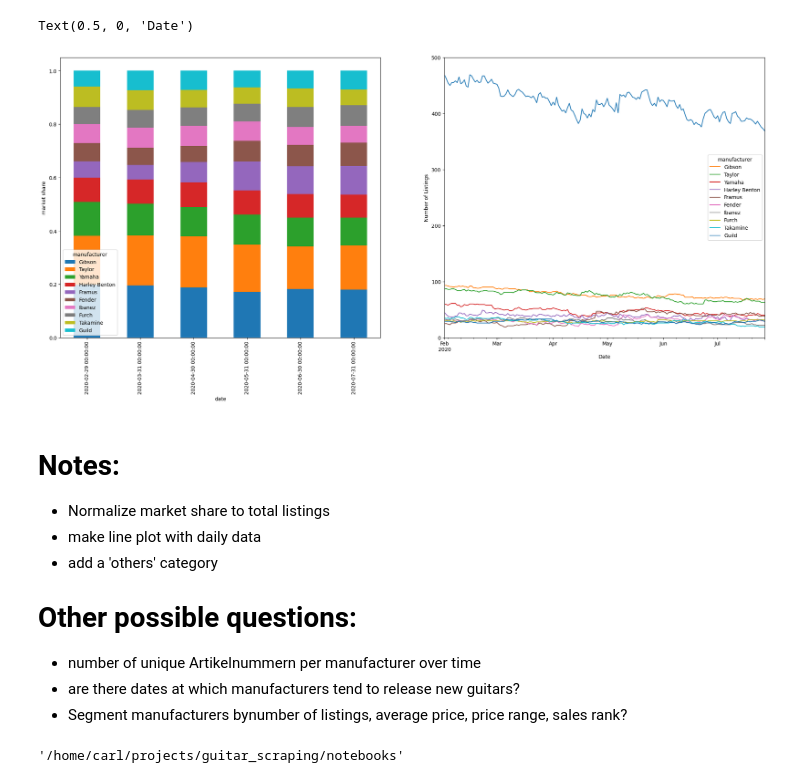
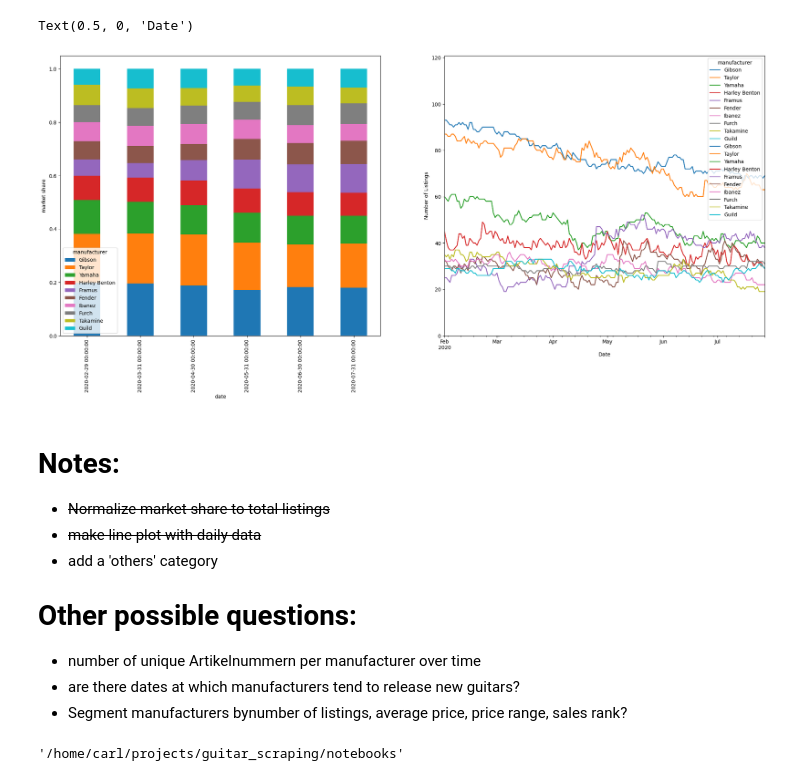
Before and after one commit to DeltiKron/guitar_scraping, a Jupyter notebook: notebooks/analysis_from_db.ipynb, the cells around one changed output. Cells and saved outputs as stored; diff of their text form; code cells hidden in the pictures.

Commit message:
listings per manufacturer

```diff
--- a/notebooks/analysis_from_db.ipynb
+++ b/notebooks/analysis_from_db.ipynb
@@ -23,12 +21,13 @@ FROM sales GROUP BY date(sales.date)
 from guitar_scraping.analysis.questions import daywise_manufacturer_count
 
 manu_count_df = daywise_manufacturer_count(start_date=start_date, end_date=end_date)
-most_listed = manu_count_df.sum().sort_values(ascending=False).index[:10]
-monthly_average= manu_count_df.resample('M').mean()
+most_listed = manu_count_df.reset_index().groupby('manufacturer_name').n_listings.sum().sort_values(ascending=False).index[:10]
+monthly_average= manu_count_df.groupby('manufacturer_name').resample('ME').n_listings.mean()
+daily_average= manu_count_df.groupby('manufacturer_name').resample('D').n_listings.mean()
 
-daily_average= manu_count_df.resample('D').mean()
-most_listed_daily_average= daily_average.loc[:,most_listed]
-
-most_listed_monthly_average= monthly_average.loc[:,most_listed]
+display(manu_count_df)
+display(monthly_average)
+most_listed_monthly_average= monthly_average.loc[most_listed,:]
+most_listed_daily_average= daily_average.loc[most_listed,:]
 most_listed_monthly_average.head()
 # %% [output]
@@ -45,13 +68,16 @@ WHERE guitars.artikelnummer = sales.artikelnummer AND guitars.hersteller_id = ma
 # %%
 import seaborn as sns
-normalized_for_plotting = most_listed_monthly_average.div(most_listed_monthly_average.sum(axis=1), axis=0)
+
+display(most_listed_monthly_average)
+normalized_for_plotting = most_listed_monthly_average.div(most_listed_monthly_average.sum(axis=1), axis = 0)
 fig, axes = plt.subplots(1,2,figsize=(25,10))
+display(normalized_for_plotting)
 normalized_for_plotting.plot(kind='bar',stacked='True',ax=axes[0])
 axes[0].set_ylabel('market share')
 
-most_listed_daily_average.sum(axis=1).plot(kind='line',ax=axes[1],label='Total')
+most_listed_daily_average.plot(kind='line',ax=axes[1],label='Total')
 most_listed_daily_average.plot(kind='line',ax=axes[1])
-axes[1].set_ylim((0,500))
+axes[1].set_ylim((0,most_listed_daily_average.max().max()*1.3))
 axes[1].set_ylabel('Number of Listings')
 axes[1].set_xlabel('Date')
 # %% [output]
@@ -58,9 +100,9 @@ axes[1].set_xlabel('Date')
 Text(0.5, 0, 'Date')
-[figure, old version]
+[figure, new version]
 # %% [markdown]
 # Notes:
-* Normalize market share to total listings
-* make line plot with daily data
+* ~~Normalize market share to total listings~~
+* ~~make line plot with daily data~~
 * add a 'others' category
 
 # Other possible questions:
```
Also changed, not shown: parts of 3 cells of this notebook, 2 other files.
